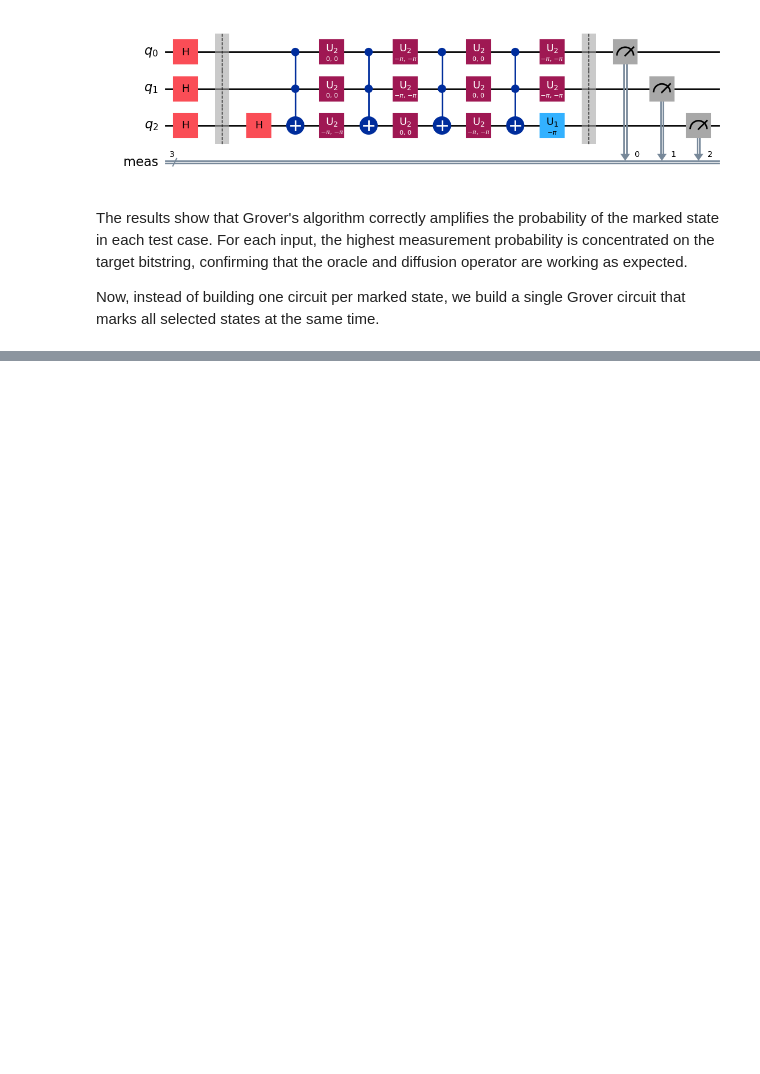
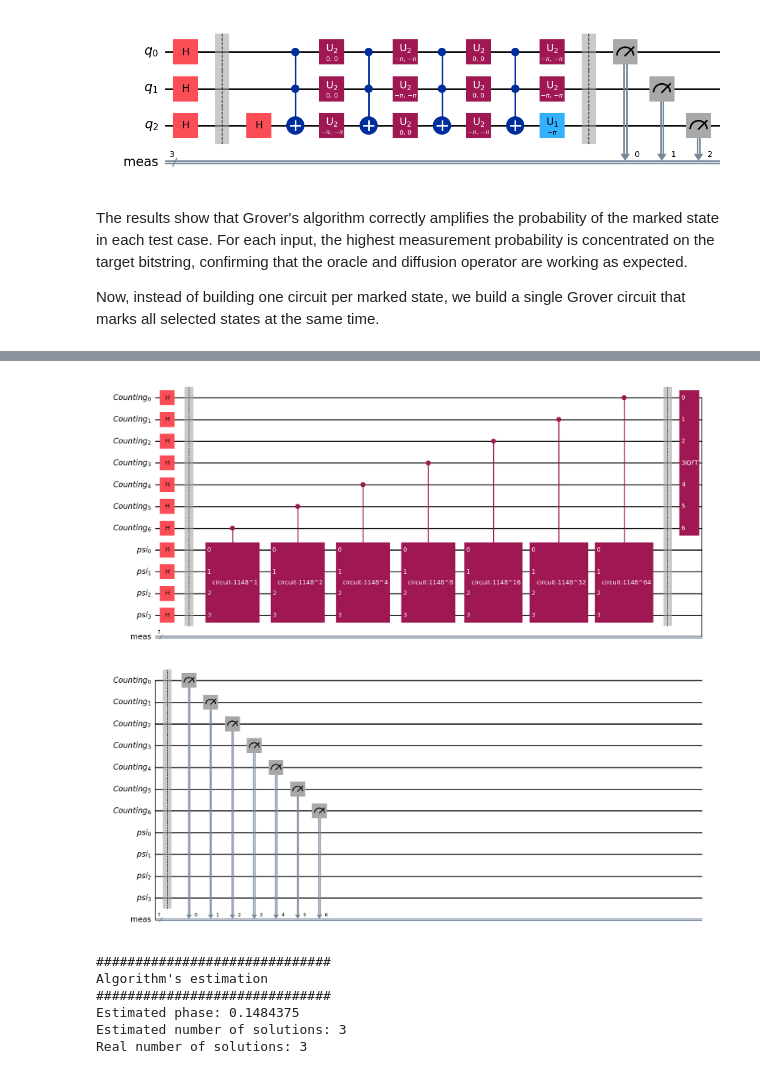
Before and after one commit to mariomeendezz/Quantum-Computing-Notebooks, a Jupyter notebook: 6. Grover's algorithm.ipynb, the cells around one changed output, grey strips where cells are left out. Cells and saved outputs as stored; diff of their text form; code cells hidden in the pictures; blank space fills up the shorter version.

```diff
--- a/6. Grover's algorithm.ipynb
+++ b/6. Grover's algorithm.ipynb
@@ -799,0 +891,52 @@ The results show that Grover's algorithm correctly amplifies the probability of
+# %%
+n_qubits = 4
+inputs_gf = ["0000", "0101", "1111"]  # Marked states, assumed unknown by the algorithm
+
+# Build Grover operator G_f = Diffusion · Oracle
+oracle = oracle_grover(inputs_gf)
+diffusion = diffusion_grover(n_qubits)
+
+G_f = oracle.compose(diffusion, inplace=False)
+G_gate = G_f.to_gate(label="G_f")
+
+# Prepare uniform superposition over the search space
+psi_prep = QuantumCircuit(n_qubits)
+psi_prep.h(range(n_qubits))
+
+# Phase estimation
+m = 7
+qc = phase_estimation(G_gate, psi_prep, m)
+
+# Transpile
+qc_transpiled = transpile(qc, backend)
+
+# Visualize the circuit
+display(qc.draw("mpl"), scale=0.6)
+# %% [output]
+[figure, added]
+# %%
+# Run
+job = sampler.run([qc_transpiled], shots=10000)
+counts = job.result()[0].data.meas.get_counts()
+
+# Process results
+most_likely_bitstring = max(counts, key=counts.get)
+estimated_phase = int(most_likely_bitstring[::-1], 2) / 2**m # From binary to decimal
+corrected_phase = min(estimated_phase, 1 - estimated_phase)
+
+M_estimated = round((2**n_qubits) * np.sin(np.pi * corrected_phase)**2)
+M_real =  len(inputs_gf)
+
+print(30 * "#")
+print("Algorithm's estimation")
+print(30 * "#")
+print("Estimated phase:", corrected_phase)
+print("Estimated number of solutions:", M_estimated)
+print("Real number of solutions:", M_real)
+# %% [output]
+##############################
+Algorithm's estimation
+##############################
+Estimated phase: 0.1484375
+Estimated number of solutions: 3
+Real number of solutions: 3
```
Also changed, not shown: parts of 10 cells of this notebook.
